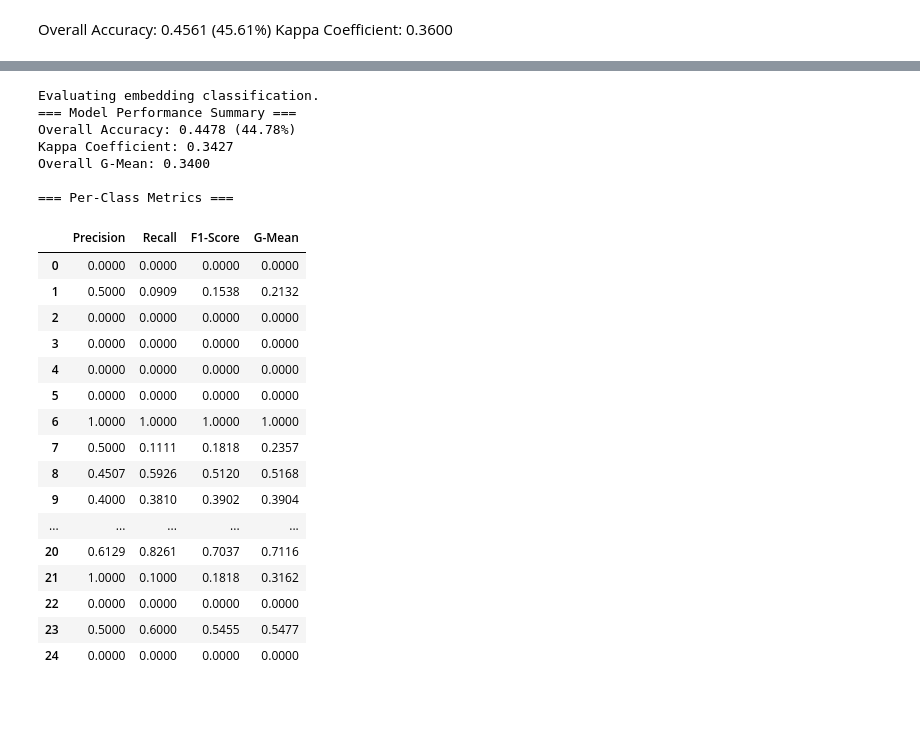
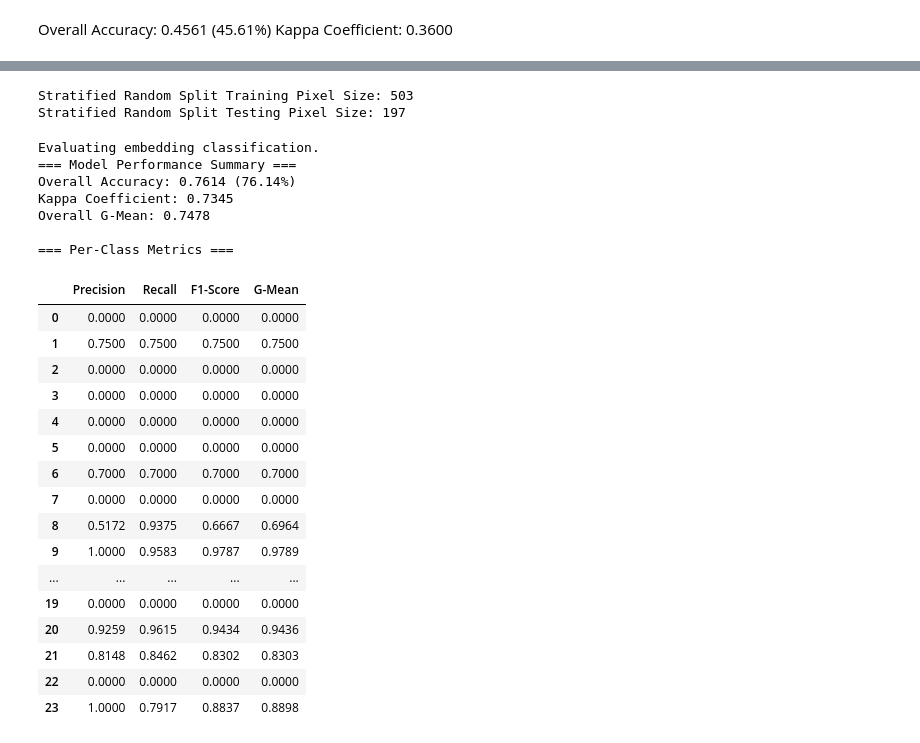
Before and after one commit to epistem-io/luma-stack, a Jupyter notebook: notebooks/LC_Mapping_Comparison.ipynb, the cells around one changed output, grey strips where cells are left out. Saved outputs shown, nothing was run; the diff lists cells and outputs as text; code cells hidden in the pictures; blank space fills up the shorter version.

```diff
--- a/notebooks/LC_Mapping_Comparison.ipynb
+++ b/notebooks/LC_Mapping_Comparison.ipynb
@@ -190,10 +191,11 @@ Stratified Random Split Testing Pixel Size: 230
 #initilizae the classification class
 clf = Generate_LULC()
 #applied hard classification/original MS
-classification_raw, model_raw = clf.hard_classification(training_data = train, #Ms only training data
+classification_raw, model_raw = clf.hard_classification(training_data = train,
  class_property='ID_epistem',
  image=predictor_stack,
- ntrees=300,
+ ntrees=350,
+ v_split=9,
  return_model=True)
 #Land cover class definition
 lc_class = {
@@ -201,20 +203,34 @@ lc_class = {
     6: {"name": "Secondary Swamp Forest",   "color": "#059486"},
     16: {"name": "Mixed/home Garden", "color": "#0deb50"},
     15: {"name": "Rubber Agroforest",    "color": "#839248"},
-    14: {"name": "Coffee Agroforest",    "color": "#df980a"},
-    7: {"name": "Plantation Forest",    "color": "#09a726"},
+    #14: {"name": "Coffee Agroforest",    "color": "#df980a"},
+    #7: {"name": "Plantation Forest",    "color": "#09a726"},
     9: {"name": "Oil Palm Monoculture",    "color": "#d9cc66"},
     8: {"name": "Rubber monoculture",    "color": "#414127"},
     11: {"name": "Coconut monoculture",    "color": "#d9e66c"},
     12: {"name": "Other monoculture",    "color": "#6aa66d"},
     17: {"name": "Paddy Field",    "color": "#b1eb03"},
-    13: {"name": "Other Monoculture",    "color": "#f1d900"},
+    13: {"name": "Other Cropland",    "color": "#f1d900"},
     18: {"name": "Grass or Savanna",    "color": "#bdf2c0"},
     21: {"name": "Cleared land",    "color": "#413d2f"},
     20: {"name": "Settlement",    "color": "#e00c0c"},
-    24: {"name": "Fish Pond",    "color": "#e18adb"},
+    #24: {"name": "Fish Pond",    "color": "#e18adb"},
     23: {"name": "Water body",    "color": "#0b3bdb"},
 }
+ogan_ilir_class = {
+    1: {"name": "Secondary Dryland Forest",   "color": "#054504"},
+    6: {"name": "Secondary Swamp Forest",   "color": "#059486"},
+    8: {"name": "Rubber monoculture",    "color": "#583405"},
+    9: {"name": "Oil Palm Monoculture",    "color": "#e0a911"},
+    13: {"name": "Other Cropland",    "color": "#f1d900"},
+    15: {"name": "Rubber Agroforest",    "color": "#839248"},
+    16: {"name": "Mixed/home Garden", "color": "#0deb50"},
+    17: {"name": "Paddy Field",    "color": "#b1eb03"},
+    18: {"name": "Grass or Savanna",    "color": "#bdf2c0"},
+    20: {"name": "Settlement",    "color": "#e00c0c"},
+    21: {"name": "Cleared land",    "color": "#464440"},
+    23: {"name": "Water body",    "color": "#0b3bdb"},
+}
 # %%
 #Evaluate model performance
 print("Evaluating raw classification.")
@@ -335,63 +332,70 @@ def get_sat_embedding(aoi, start_year, end_year):
 #get the satellite embedding data
 data_2020 = get_sat_embedding(aoi, 2017, 2018)
 # %%
+#extract the pixel from embedding data
+train_embed, test_embed = features.stratified_split(sample, data_2020,
+                            class_prop='ID_epistem', train_ratio=0.7, seed=42)
 #applied hard classification/original MS
-classification_embed, model_embed = clf.hard_classification(training_data = train, #Ms only training data
+classification_embed, model_embed = clf.hard_classification(training_data = train_embed, #Ms only training data
  class_property='ID_epistem',
- image=predictor_stack,
- ntrees=500,
+ image=data_2020,
+ ntrees=300,
+ v_split=13,
  return_model=True)
+# %% [output]
+Stratified Random Split Training Pixel Size: 503
+Stratified Random Split Testing Pixel Size: 197
 # %%
 #Evaluate model performance
 print("Evaluating embedding classification.")
 try:
     model_acc_embed = clf.evaluate_model(
         trained_model=model_embed,
-        test_data=test,
+        test_data=test_embed,
         class_property='ID_epistem'
     )
 
 except Exception as e:
     print(f"❌ Error in model evaluation: {e}")
 import pandas as pd
 # Display accuracy results
 print("=== Model Performance Summary ===")
 print(f"Overall Accuracy: {model_acc_embed['overall_accuracy']:.4f} ({model_acc_embed['overall_accuracy']*100:.2f}%)")
 print(f"Kappa Coefficient: {model_acc_embed['kappa']:.4f}")
 print(f"Overall G-Mean: {model_acc_embed['overall_gmean']:.4f}")
 print("\n=== Per-Class Metrics ===")
 #Class Dataframe
-metrics_df = pd.DataFrame({
+metrics_embed = pd.DataFrame({
     'Precision': model_acc_embed['precision'],
     'Recall': model_acc_embed['recall'],
     'F1-Score': model_acc_embed['f1_scores'],
     'G-Mean': model_acc_embed['gmean_per_class']
 })
 #Round to 4 decimal places
-metrics_df = metrics_df.round(4)
-display(metrics_df)
+metrics_embed = metrics_embed.round(4)
+display(metrics_embed)
 # %% [output]
 Evaluating embedding classification.
 === Model Performance Summary ===
-Overall Accuracy: 0.4478 (44.78%)
-Kappa Coefficient: 0.3427
-Overall G-Mean: 0.3400
+Overall Accuracy: 0.7614 (76.14%)
+Kappa Coefficient: 0.7345
+Overall G-Mean: 0.7478
 
 === Per-Class Metrics ===
 |  | Precision | Recall | F1-Score | G-Mean |
 | 0 | 0.0000 | 0.0000 | 0.0000 | 0.0000 |
-| 1 | 0.5000 | 0.0909 | 0.1538 | 0.2132 |
+| 1 | 0.7500 | 0.7500 | 0.7500 | 0.7500 |
 | 2 | 0.0000 | 0.0000 | 0.0000 | 0.0000 |
 | 3 | 0.0000 | 0.0000 | 0.0000 | 0.0000 |
 | 4 | 0.0000 | 0.0000 | 0.0000 | 0.0000 |
 | 5 | 0.0000 | 0.0000 | 0.0000 | 0.0000 |
-| 6 | 1.0000 | 1.0000 | 1.0000 | 1.0000 |
-| 7 | 0.5000 | 0.1111 | 0.1818 | 0.2357 |
-| 8 | 0.4507 | 0.5926 | 0.5120 | 0.5168 |
-| 9 | 0.4000 | 0.3810 | 0.3902 | 0.3904 |
+| 6 | 0.7000 | 0.7000 | 0.7000 | 0.7000 |
+| 7 | 0.0000 | 0.0000 | 0.0000 | 0.0000 |
+| 8 | 0.5172 | 0.9375 | 0.6667 | 0.6964 |
+| 9 | 1.0000 | 0.9583 | 0.9787 | 0.9789 |
 | ... | ... | ... | ... | ... |
-| 20 | 0.6129 | 0.8261 | 0.7037 | 0.7116 |
-| 21 | 1.0000 | 0.1000 | 0.1818 | 0.3162 |
+| 19 | 0.0000 | 0.0000 | 0.0000 | 0.0000 |
+| 20 | 0.9259 | 0.9615 | 0.9434 | 0.9436 |
+| 21 | 0.8148 | 0.8462 | 0.8302 | 0.8303 |
 | 22 | 0.0000 | 0.0000 | 0.0000 | 0.0000 |
-| 23 | 0.5000 | 0.6000 | 0.5455 | 0.5477 |
-| 24 | 0.0000 | 0.0000 | 0.0000 | 0.0000 |
+| 23 | 1.0000 | 0.7917 | 0.8837 | 0.8898 |
```
Also changed, not shown: parts of 11 cells of this notebook.
